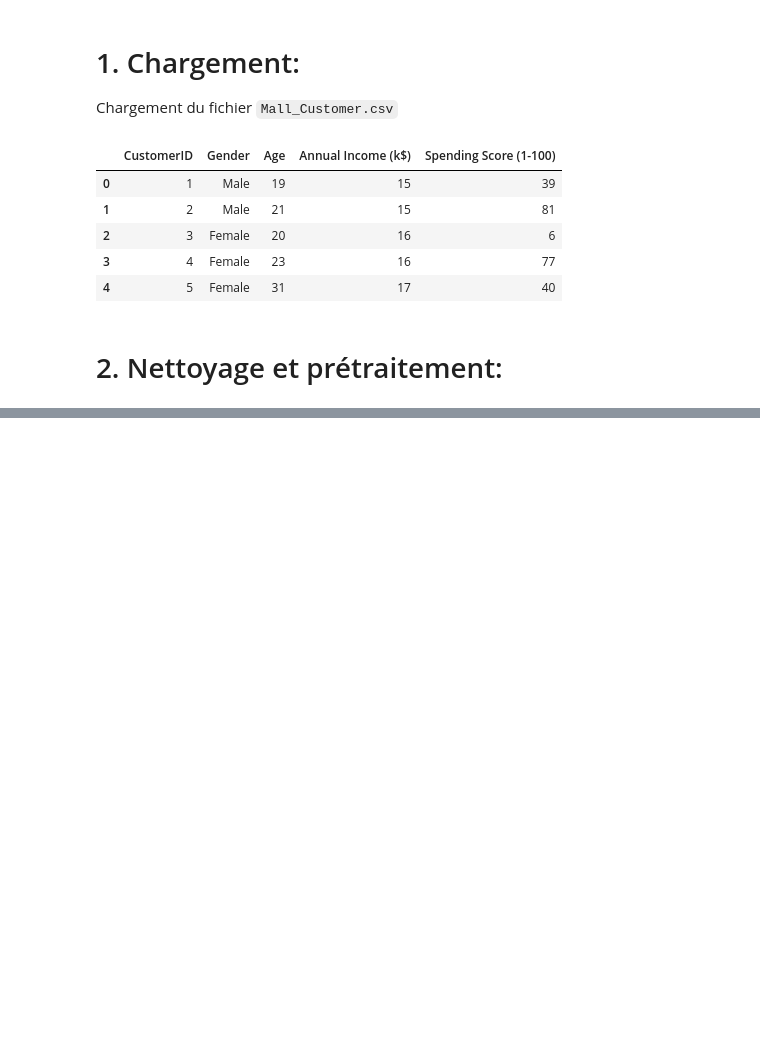
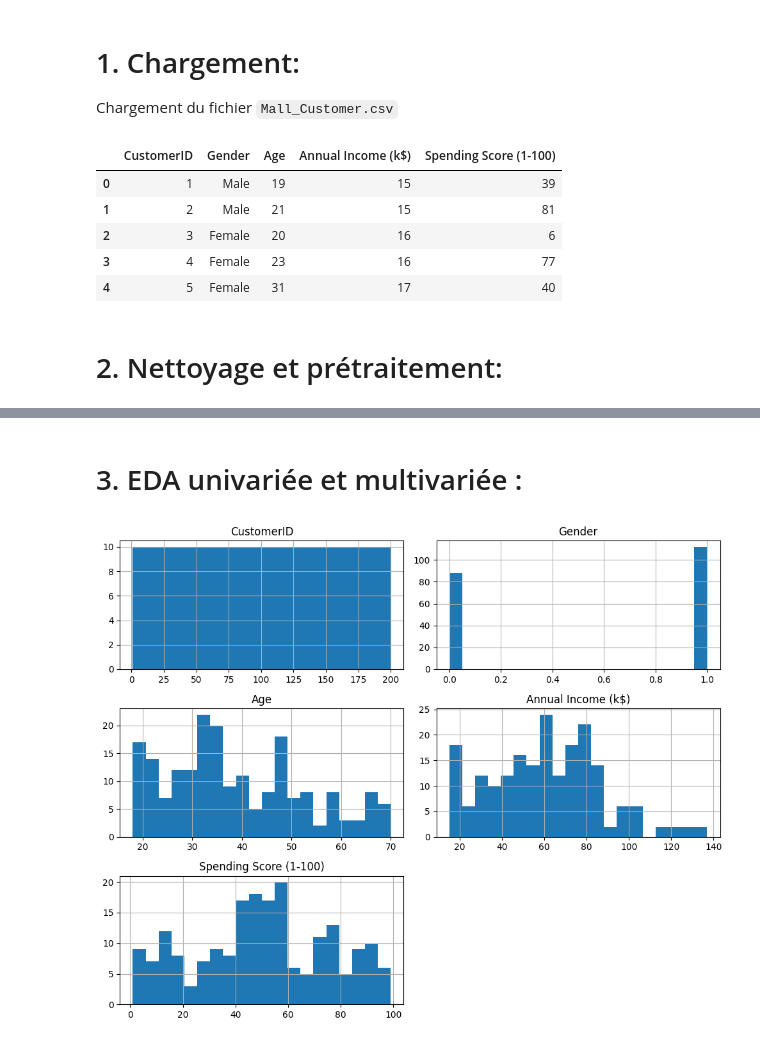
Before and after one commit to fitahiana-dev/KFT, a Jupyter notebook: notebooks/A_Clustering.ipynb, the cells around one changed output, grey strips where cells are left out. Saved outputs shown, nothing was run; the diff lists cells and outputs as text; code cells hidden in the pictures; blank space fills up the shorter version.

```diff
--- a/notebooks/A_Clustering.ipynb
+++ b/notebooks/A_Clustering.ipynb
@@ -24,3 +24,18 @@ dataset.head()
 | 4 | 5 | Female | 31 | 17 | 40 |
 # %% [markdown]
 # 2. Nettoyage et prétraitement:
+# %%
+# Nettoyage et prétraitement
+##  Gender : Supprimer les NaN
+dataset['Gender'].dropna(inplace=True)
+##  Age: Superieure à 18
+dataset['Age']=dataset['Age'].fillna(18)
+## Annual Income: Positifs
+
+## Spending Score: Entre 1-100
+
+## Remplacer:
+##   Male   par 0
+##   Female par 1
+dataset['Gender']=dataset['Gender'].replace({"Male":0,"Female":1})
+dataset.head()
@@ -26,0 +49,9 @@ dataset.head()
+# %% [markdown]
+# 3. EDA univariée et multivariée :
+# %%
+# Histogramme de Chaque Variables
+dataset.hist(figsize=(10, 8), bins=20)
+plt.tight_layout()
+plt.show()
+# %% [output]
+[figure, added]
```
Also changed, not shown: parts of 4 cells of this notebook, 2 other files.
